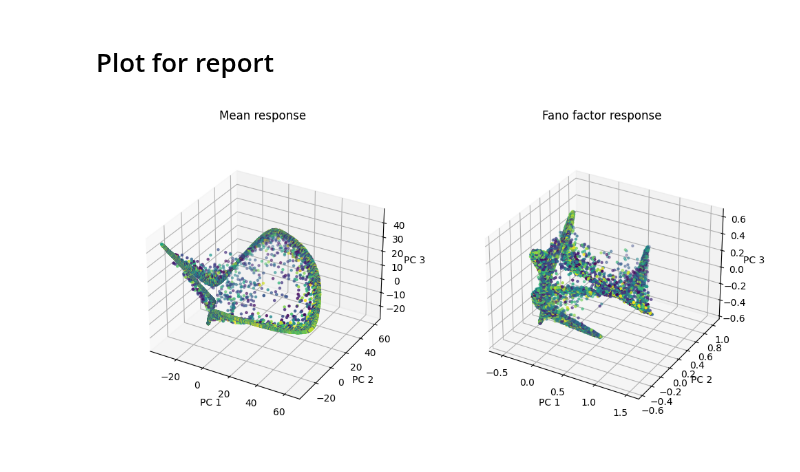
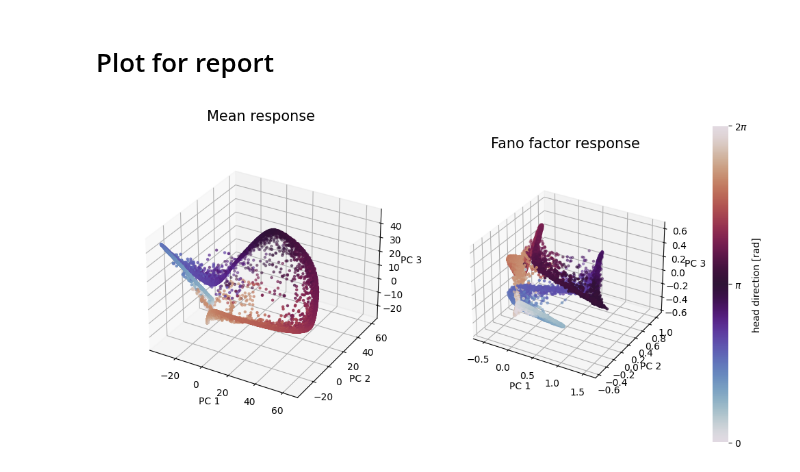
Before and after one commit to davindicode/UCM-interpret, a Jupyter notebook: analysis/latent_trajectories.ipynb, the cells around one changed output. Cells and saved outputs as stored; diff of their text form; code cells hidden in the pictures.

Commit message:
Plotting figures for report

```diff
--- a/analysis/latent_trajectories.ipynb
+++ b/analysis/latent_trajectories.ipynb
@@ -493,28 +522,35 @@ fig.colorbar(p)
 # %%
 fig = plt.figure(figsize=(10,5))
 
 gs = gridspec.GridSpec(1, 2, figure=fig)
 
 ax = fig.add_subplot(gs[0], projection='3d')
 
-p = ax.scatter(components_mean[::2,0], components_mean[::2, 1], components_mean[::2, 2], s=5, c=np.arange(components_mean.shape[0])[::2], cmap='viridis')
+tuned_angle = dataset_dict['covariates']['hd']
+
+p = ax.scatter(components_mean[::2,0], components_mean[::2, 1], components_mean[::2, 2], s=5, c=tuned_angle[::2], cmap='twilight')
 ax.set_xlabel('PC 1')
 ax.set_ylabel('PC 2')
 ax.set_zlabel('PC 3')
-ax.set_title('Mean response')
+ax.set_title('Mean response', size=15)
 ax.dist = 12
 
 
 ax = fig.add_subplot(gs[1], projection='3d')
-p = ax.scatter(components_FF[::3,0], components_FF[::3, 1], components_FF[::3, 2], s=5, c=np.arange(components_FF.shape[0])[::3], cmap='viridis')
+p = ax.scatter(components_FF[::3,0], components_FF[::3, 1], components_FF[::3, 2], s=5, c=tuned_angle[::3], cmap='twilight')
 ax.set_xlabel('PC 1')
 ax.set_ylabel('PC 2')
 ax.set_zlabel('PC 3')
-ax.set_title('Fano factor response')
+ax.set_title('Fano factor response', size=15)
 ax.dist = 12
 
 fig.tight_layout()
+cbar = fig.colorbar(p, ax=ax)
+cbar.set_ticks([0, np.pi, 2*np.pi])
+cbar.ax.set_yticklabels(['0', '$\pi$', '$2\pi$'])  # vertically oriented colorbar
+cbar.ax.set_ylabel('head direction [rad]')
+cbar.outline.set_visible(False)
 
 fig.savefig("/homes/vn283/UCM-interpret/figures/trajectories.pdf", format="pdf", bbox_inches="tight")
 # %% [output]
-[figure, old version]
+[figure, new version]
```
Also changed, not shown: parts of 6 cells of this notebook, 16 other files.
